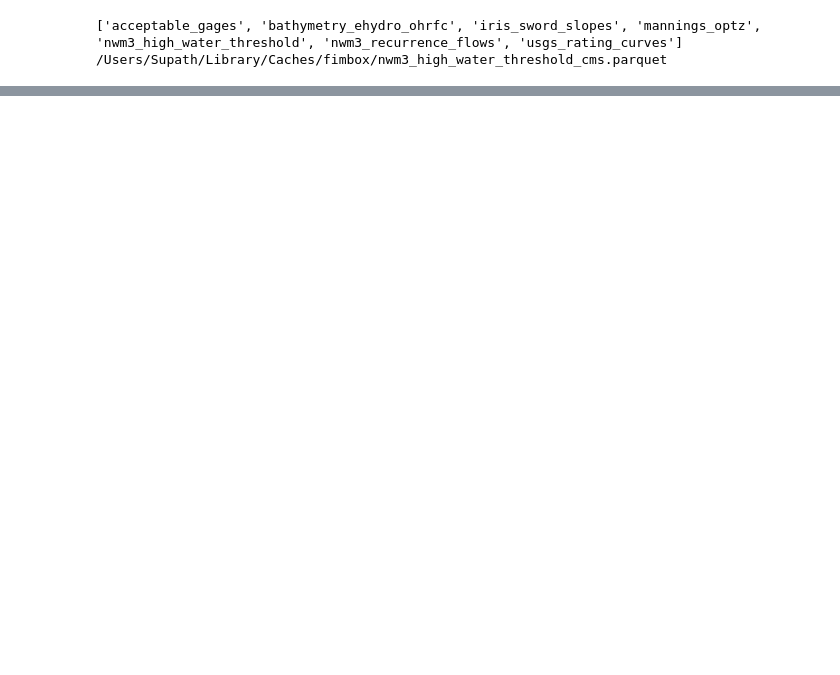
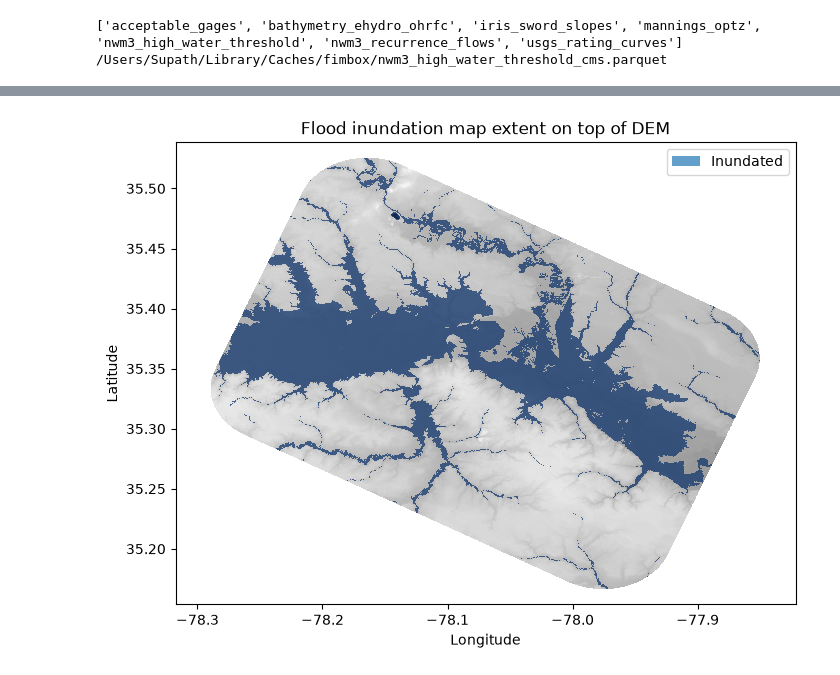
Before and after one commit to sdmlua/fimbox, a Jupyter notebook: docs/getting_startwithFIMbox.ipynb, the cells around one changed output, grey strips where cells are left out. Cells and saved outputs as stored; diff of their text form; code cells hidden in the pictures; blank space fills up the shorter version.

```diff
--- a/docs/getting_startwithFIMbox.ipynb
+++ b/docs/getting_startwithFIMbox.ipynb
@@ -295,6 +435,11 @@ The lookup tables come straight from `fetch_data` (section 1) — nothing to sta
 </div>
 # %%
 from fimbox import CalibrationConfig, run_calibration
+from fimbox.datasets import DATASETS, fetch_data
+
+N_WORKERS = (
+    None  # parallel workers for the heavy steps [default: will use all available cores]
+)
 
 cal_cfg = CalibrationConfig(
     # reset — revert hydroTables to the uncalibrated baseline first.
@@ -432,17 +655,42 @@ for r in fim_results:
 # %%
-# Figure: the generated flood extent over the DEM
-import numpy as np
+# Figure: the generated flood extent over the DEM (axes in WGS84 lon/lat)
+from pathlib import Path
+
+import matplotlib.pyplot as plt
+import rioxarray
 
 extent_path = fim_results[0].extent_path
 
-fig, ax = plt.subplots(figsize=(8, 8))
-with rasterio.open(WATERSHED / "dem.tif") as dem:
-    show(dem, ax=ax, cmap="gray")
-with rasterio.open(extent_path) as src:
-    fim = src.read(1).astype(float)
-    fim[fim <= 0] = np.nan
-    show(fim, transform=src.transform, ax=ax, cmap="Blues", alpha=0.7)
-ax.set_title(f"Flood inundation map — {Path(extent_path).stem}")
+# Reproject both to WGS84 so they share lon/lat axes and align on the plot.
+dem = (
+    rioxarray.open_rasterio(WATERSHED / "dem.tif", masked=True)
+    .squeeze()
+    .rio.reproject("EPSG:4326")
+)
+fim = (
+    rioxarray.open_rasterio(extent_path, masked=True)
+    .squeeze()
+    .rio.reproject("EPSG:4326")
+)
+fim = fim.where(fim > 0)  # keep flooded cells only; everything else transparent
+
+fig, ax = plt.subplots(figsize=(8, 6))
+dem.plot.imshow(ax=ax, cmap="gray", add_colorbar=False)
+fim.plot.imshow(ax=ax, cmap="Blues", vmin=0, vmax=1, alpha=0.7, add_colorbar=False)
+ax.set_title("Flood inundation map extent on top of DEM")
+ax.set_xlabel("Longitude")
+ax.set_ylabel("Latitude")
+
+# Legend proxy for the flood overlay
+from matplotlib.patches import Patch
+
+ax.legend(
+    handles=[Patch(facecolor="tab:blue", alpha=0.7, label="Inundated")],
+    loc="upper right",
+)
+
 plt.show()
+# %% [output]
+[figure, added]
 # %% [markdown]
 ---
```
Also changed, not shown: parts of 26 cells of this notebook, 10 other files.
